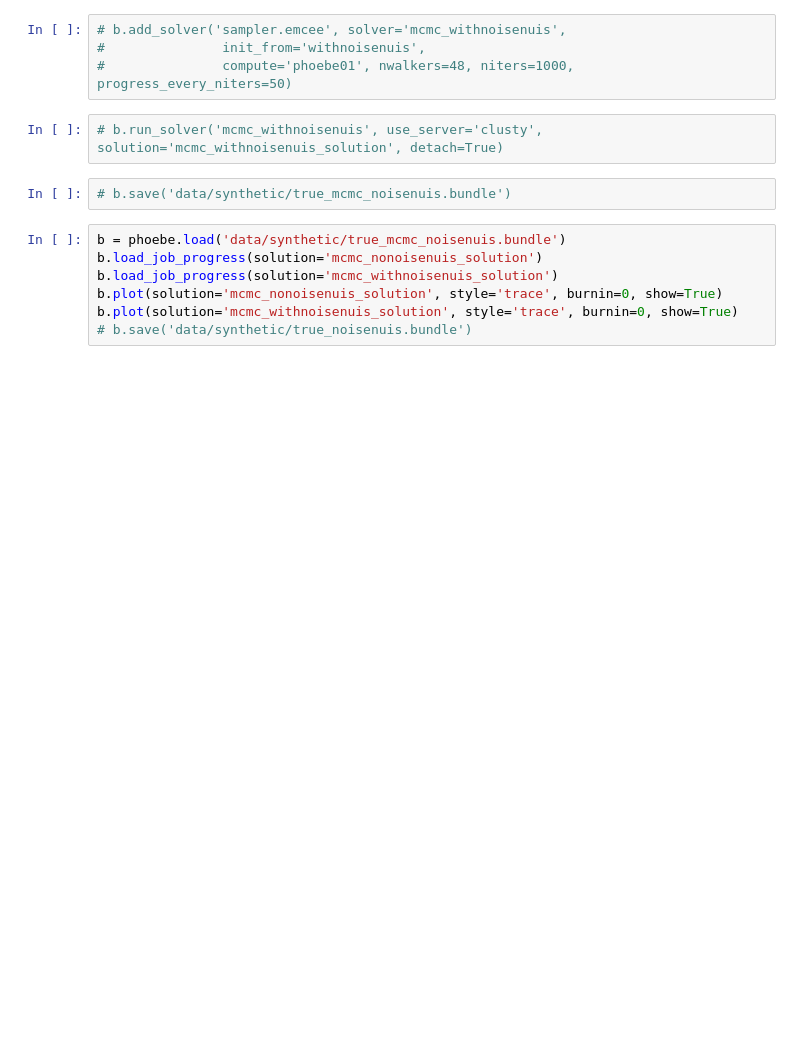
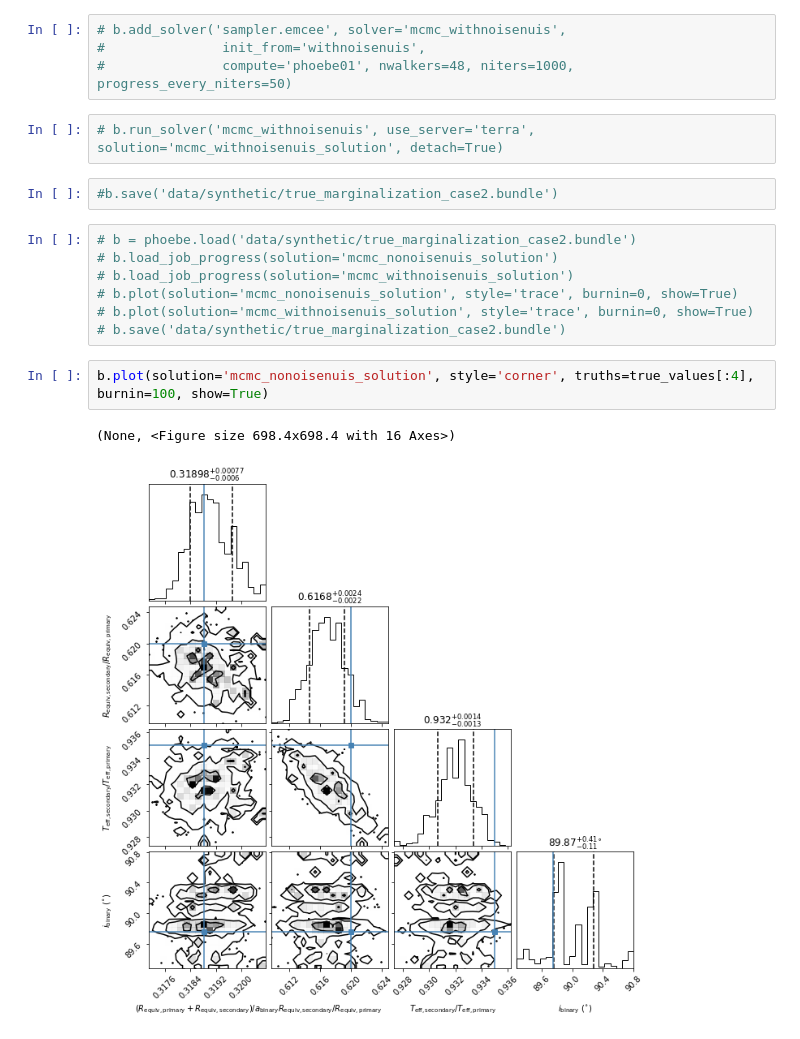
Before and after one commit to phoebe-project/phoebe2-workshop, a Jupyter notebook: 2021june/Tutorial_marginalization.ipynb, the cells around one changed output. Drawn from its saved outputs; the diff is of its cells as text; blank space fills up the shorter version.

```diff
--- a/2021june/Tutorial_marginalization.ipynb
+++ b/2021june/Tutorial_marginalization.ipynb
@@ -192,13 +201,18 @@ b.add_distribution({
 #               init_from='withnoisenuis',
 #               compute='phoebe01', nwalkers=48, niters=1000, progress_every_niters=50)
 # %%
-# b.run_solver('mcmc_withnoisenuis', use_server='clusty', solution='mcmc_withnoisenuis_solution', detach=True)
+# b.run_solver('mcmc_withnoisenuis', use_server='terra', solution='mcmc_withnoisenuis_solution', detach=True)
 # %%
-# b.save('data/synthetic/true_mcmc_noisenuis.bundle')
+#b.save('data/synthetic/true_marginalization_case2.bundle')
 # %%
-b = phoebe.load('data/synthetic/true_mcmc_noisenuis.bundle')
-b.load_job_progress(solution='mcmc_nonoisenuis_solution')
-b.load_job_progress(solution='mcmc_withnoisenuis_solution')
-b.plot(solution='mcmc_nonoisenuis_solution', style='trace', burnin=0, show=True)
-b.plot(solution='mcmc_withnoisenuis_solution', style='trace', burnin=0, show=True)
-# b.save('data/synthetic/true_noisenuis.bundle')
+# b = phoebe.load('data/synthetic/true_marginalization_case2.bundle')
+# b.load_job_progress(solution='mcmc_nonoisenuis_solution')
+# b.load_job_progress(solution='mcmc_withnoisenuis_solution')
+# b.plot(solution='mcmc_nonoisenuis_solution', style='trace', burnin=0, show=True)
+# b.plot(solution='mcmc_withnoisenuis_solution', style='trace', burnin=0, show=True)
+# b.save('data/synthetic/true_marginalization_case2.bundle')
+# %%
+b.plot(solution='mcmc_nonoisenuis_solution', style='corner', truths=true_values[:4], burnin=100, show=True)
+# %% [output]
+(None, <Figure size 698.4x698.4 with 16 Axes>)
+[figure, added]
```
Also changed, not shown: parts of 15 cells of this notebook, 3 other files.
